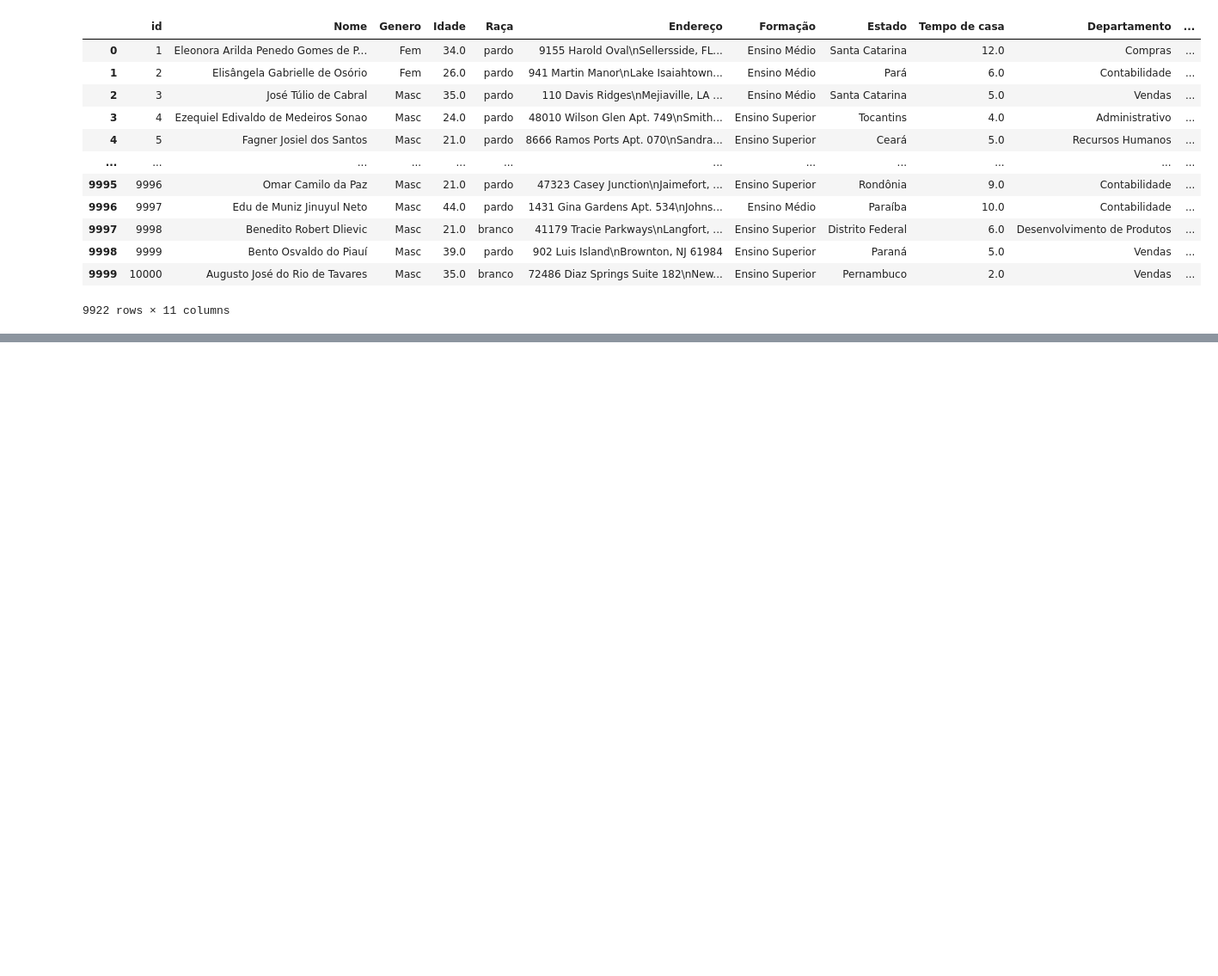
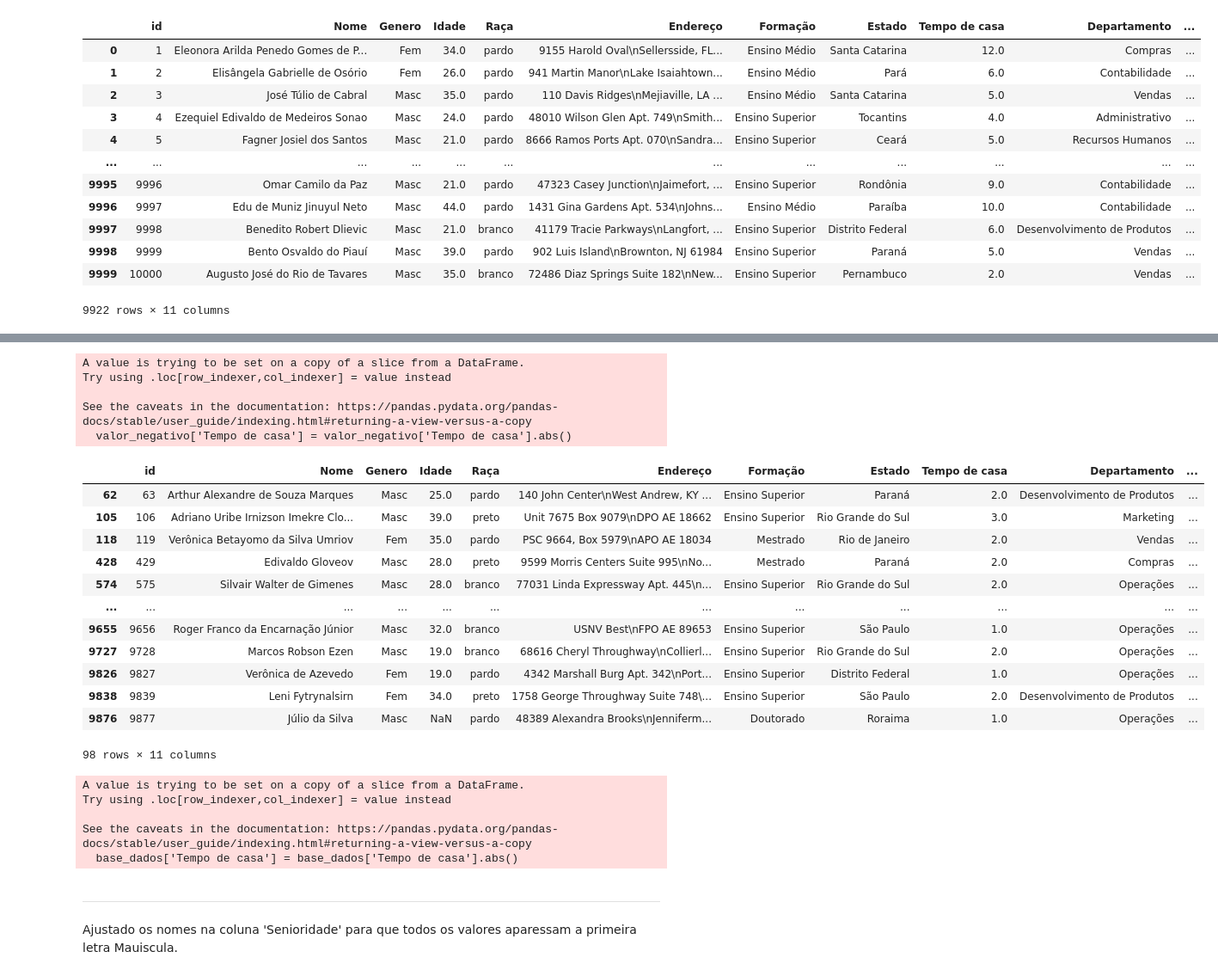
Before and after one commit to antoniosscd/Desafio_Hackathon_Ada, a Jupyter notebook: adahack-etl (1).ipynb, the cells around one changed output, grey strips where cells are left out. Shown at 86% size. Drawn from its saved outputs; the diff is of its cells as text; code cells hidden in the pictures; blank space fills up the shorter version.

```diff
--- a/adahack-etl (1).ipynb
+++ b/adahack-etl (1).ipynb
@@ -273,0 +364,6 @@ len(menores)
+# %%
+#Excluindo menores da base_dados.
+
+base_dados = base_dados[~base_dados['Idade'].isin(base_dados['Idade'][base_dados['Idade']<14])]
+
+base_dados
@@ -273,0 +384,4 @@ len(menores)
+# %%
+valor_negativo = base_dados[base_dados['Tempo de casa']<0]
+
+print(valor_negativo.value_counts())
@@ -273,0 +409,38 @@ len(menores)
+# %%
+#Teste trasnformar valores negativos em positivo
+
+valor_negativo['Tempo de casa'] = valor_negativo['Tempo de casa'].abs()
+
+
+valor_negativo
+# %% [output]
+A value is trying to be set on a copy of a slice from a DataFrame.
+Try using .loc[row_indexer,col_indexer] = value instead
+
+See the caveats in the documentation: https://pandas.pydata.org/pandas-docs/stable/user_guide/indexing.html#returning-a-view-versus-a-copy
+  valor_negativo['Tempo de casa'] = valor_negativo['Tempo de casa'].abs()
+|  | id | Nome | Genero | Idade | Raça | Endereço | Formação | Estado | Tempo de casa | Departamento | ... |
+| 62 | 63 | Arthur Alexandre de Souza Marques | Masc | 25.0 | pardo | 140 John Center\nWest Andrew, KY ... | Ensino Superior | Paraná | 2.0 | Desenvolvimento de Produtos | ... |
+| 105 | 106 | Adriano Uribe Irnizson Imekre Clo... | Masc | 39.0 | preto | Unit 7675 Box 9079\nDPO AE 18662 | Ensino Superior | Rio Grande do Sul | 3.0 | Marketing | ... |
+| 118 | 119 | Verônica Betayomo da Silva Umriov | Fem | 35.0 | pardo | PSC 9664, Box 5979\nAPO AE 18034 | Mestrado | Rio de Janeiro | 2.0 | Vendas | ... |
+| 428 | 429 | Edivaldo Gloveov | Masc | 28.0 | preto | 9599 Morris Centers Suite 995\nNo... | Mestrado | Paraná | 2.0 | Compras | ... |
+| 574 | 575 | Silvair Walter de Gimenes | Masc | 28.0 | branco | 77031 Linda Expressway Apt. 445\n... | Ensino Superior | Rio Grande do Sul | 2.0 | Operações | ... |
+| ... | ... | ... | ... | ... | ... | ... | ... | ... | ... | ... | ... |
+| 9655 | 9656 | Roger Franco da Encarnação Júnior | Masc | 32.0 | branco | USNV Best\nFPO AE 89653 | Ensino Superior | São Paulo | 1.0 | Operações | ... |
+| 9727 | 9728 | Marcos Robson Ezen | Masc | 19.0 | branco | 68616 Cheryl Throughway\nCollierl... | Ensino Superior | Rio Grande do Sul | 2.0 | Operações | ... |
+| 9826 | 9827 | Verônica de Azevedo | Fem | 19.0 | pardo | 4342 Marshall Burg Apt. 342\nPort... | Ensino Superior | Distrito Federal | 1.0 | Operações | ... |
+| 9838 | 9839 | Leni Fytrynalsirn | Fem | 34.0 | preto | 1758 George Throughway Suite 748\... | Ensino Superior | São Paulo | 2.0 | Desenvolvimento de Produtos | ... |
+| 9876 | 9877 | Júlio da Silva | Masc | NaN | pardo | 48389 Alexandra Brooks\nJenniferm... | Doutorado | Roraima | 1.0 | Operações | ... |
+98 rows × 11 columns
+# %%
+#trasnforma valores negativos em positivo
+base_dados['Tempo de casa'] = base_dados['Tempo de casa'].abs()
+# %% [output]
+A value is trying to be set on a copy of a slice from a DataFrame.
+Try using .loc[row_indexer,col_indexer] = value instead
+
+See the caveats in the documentation: https://pandas.pydata.org/pandas-docs/stable/user_guide/indexing.html#returning-a-view-versus-a-copy
+  base_dados['Tempo de casa'] = base_dados['Tempo de casa'].abs()
+# %% [markdown]
+---
+Ajustado os nomes na coluna 'Senioridade' para que todos os valores aparessam a primeira letra Mauiscula.
```
Also changed, not shown: parts of 29 cells of this notebook.
